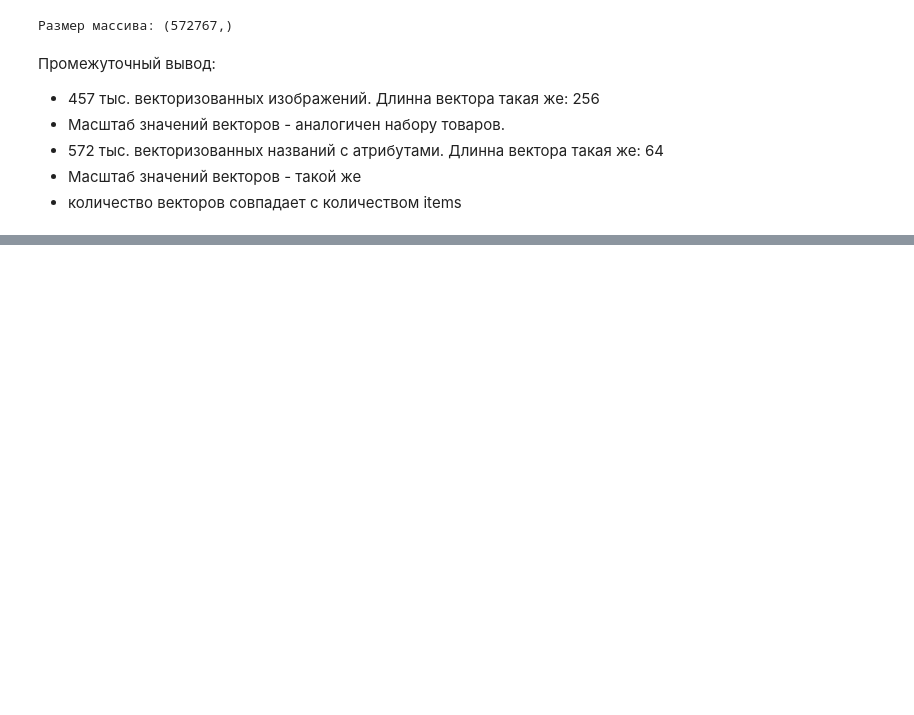
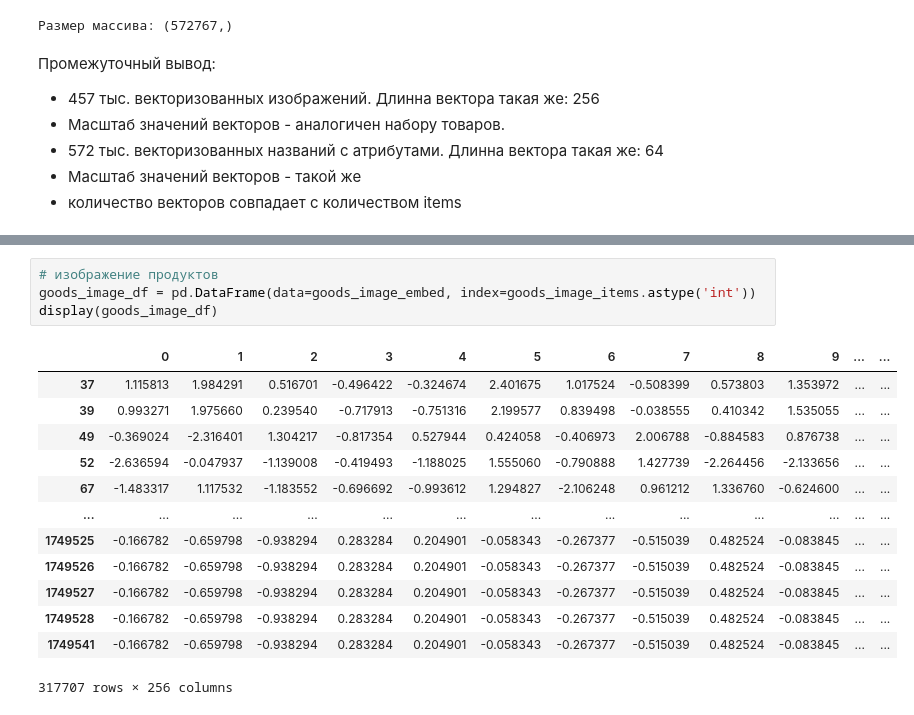
Before and after one commit to Danspers/Samokat.tech-Matching, a Jupyter notebook: Samokat.tech-Matching.ipynb, the cells around one changed output, grey strips where cells are left out. Drawn from its saved outputs; the diff is of its cells as text; blank space fills up the shorter version.

```diff
--- a/Samokat.tech-Matching.ipynb
+++ b/Samokat.tech-Matching.ipynb
@@ -577,0 +619,18 @@ ___
+# %%
+# изображение продуктов
+goods_image_df = pd.DataFrame(data=goods_image_embed, index=goods_image_items.astype('int'))
+display(goods_image_df)
+# %% [output]
+|  | 0 | 1 | 2 | 3 | 4 | 5 | 6 | 7 | 8 | 9 | ... | ... |
+| 37 | 1.115813 | 1.984291 | 0.516701 | -0.496422 | -0.324674 | 2.401675 | 1.017524 | -0.508399 | 0.573803 | 1.353972 | ... | ... |
+| 39 | 0.993271 | 1.975660 | 0.239540 | -0.717913 | -0.751316 | 2.199577 | 0.839498 | -0.038555 | 0.410342 | 1.535055 | ... | ... |
+| 49 | -0.369024 | -2.316401 | 1.304217 | -0.817354 | 0.527944 | 0.424058 | -0.406973 | 2.006788 | -0.884583 | 0.876738 | ... | ... |
+| 52 | -2.636594 | -0.047937 | -1.139008 | -0.419493 | -1.188025 | 1.555060 | -0.790888 | 1.427739 | -2.264456 | -2.133656 | ... | ... |
+| 67 | -1.483317 | 1.117532 | -1.183552 | -0.696692 | -0.993612 | 1.294827 | -2.106248 | 0.961212 | 1.336760 | -0.624600 | ... | ... |
+| ... | ... | ... | ... | ... | ... | ... | ... | ... | ... | ... | ... | ... |
+| 1749525 | -0.166782 | -0.659798 | -0.938294 | 0.283284 | 0.204901 | -0.058343 | -0.267377 | -0.515039 | 0.482524 | -0.083845 | ... | ... |
+| 1749526 | -0.166782 | -0.659798 | -0.938294 | 0.283284 | 0.204901 | -0.058343 | -0.267377 | -0.515039 | 0.482524 | -0.083845 | ... | ... |
+| 1749527 | -0.166782 | -0.659798 | -0.938294 | 0.283284 | 0.204901 | -0.058343 | -0.267377 | -0.515039 | 0.482524 | -0.083845 | ... | ... |
+| 1749528 | -0.166782 | -0.659798 | -0.938294 | 0.283284 | 0.204901 | -0.058343 | -0.267377 | -0.515039 | 0.482524 | -0.083845 | ... | ... |
+| 1749541 | -0.166782 | -0.659798 | -0.938294 | 0.283284 | 0.204901 | -0.058343 | -0.267377 | -0.515039 | 0.482524 | -0.083845 | ... | ... |
+317707 rows × 256 columns
```
Also changed, not shown: parts of 20 cells of this notebook.
